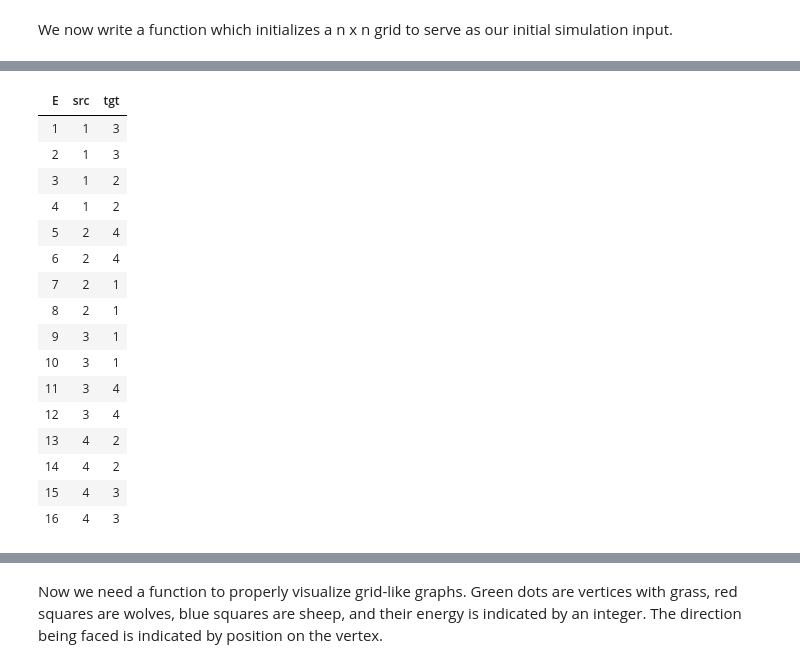
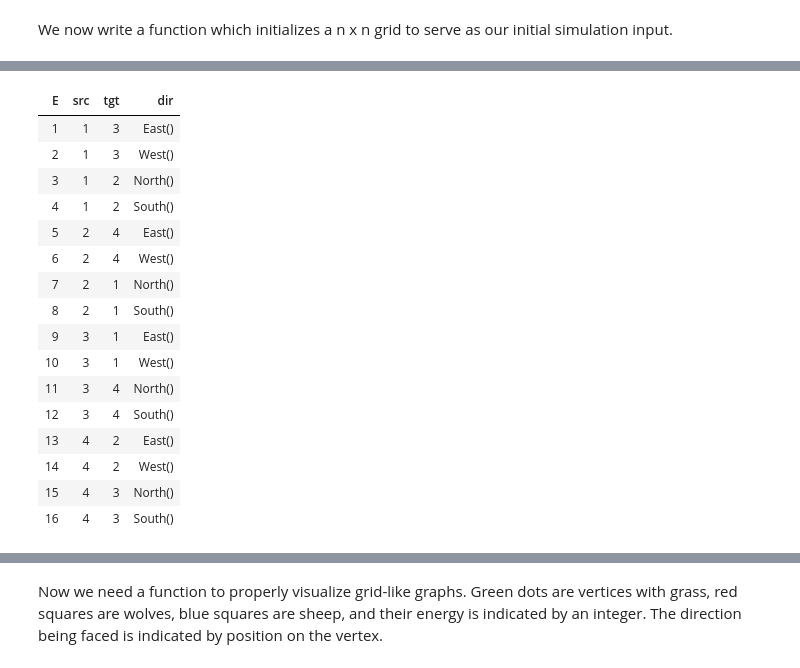
Before and after one commit to AlgebraicJulia/AlgebraicRewriting.jl, a Jupyter notebook: docs/src/lv.ipynb, the cells around one changed output, grey strips where cells are left out. Cells and saved outputs as stored; diff of their text form; code cells hidden in the pictures.

```diff
--- a/docs/src/lv.ipynb
+++ b/docs/src/lv.ipynb
@@ -66,57 +103,44 @@ Coords = Migrate(
 # %% [markdown]
 We now write a function which initializes a n x n grid to serve as our initial simulation input.
 # %%
-using Random
-Random.seed!(123);
-
-"""
-Create a nxn grid with periodic boundary conditions. Edges in each cardinal
-direction originate at every point
-
-
-(i,j+1) -> (i+1,j+1) -> ...
-  ↑          ↑
-(i,j)   -> (i+1,j)   -> ...
-
-"""
-function create_grid(n::Int, prob::Float64=0.5)
-  lv = LV_with_coordinates()
+function create_grid(n::Int)
+  lv = LV′()
   coords = Dict()
+  # Initialize grass 50% green, 50% uniformly between 0-30
   for i in 0:n-1
     for j in 0:n-1
-      coords[i=>j] = add_part!(lv, :V; grass=(rand() > prob), coord=(i,j))
+      coords[i=>j] = add_part!(lv, :V; grass_eng=max(0,rand(-30:30)), coord=(i,j))
     end
   end
   for i in 0:n-1
     for j in 0:n-1
-      add_part!(lv, :E; src=coords[i=>j], tgt=coords[mod(i+1,n)=>j])
-      add_part!(lv, :E; src=coords[i=>j], tgt=coords[mod(i-1,n)=>j])
-      add_part!(lv, :E; src=coords[i=>j], tgt=coords[i=>mod(j+1,n)])
-      add_part!(lv, :E; src=coords[i=>j], tgt=coords[i=>mod(j-1,n)])
+      add_part!(lv, :E; src=coords[i=>j], tgt=coords[mod(i+1,n)=>j], dir=East())
+      add_part!(lv, :E; src=coords[i=>j], tgt=coords[mod(i-1,n)=>j], dir=West())
+      add_part!(lv, :E; src=coords[i=>j], tgt=coords[i=>mod(j+1,n)], dir=North())
+      add_part!(lv, :E; src=coords[i=>j], tgt=coords[i=>mod(j-1,n)], dir=South())
     end
   end
   return lv
 end
 
-
 """
 `n` is the length of the grid.
-`n_eng` is the number of energy all animals start with.
-`sheep` and `wolves` are the fraction of spaces that are populated with that animal
+`sheep` and `wolves` are the fraction of spaces that are
+populated with that animal
 """
-function initialize(n::Int, n_eng::Int=5, sheep::Float64=0.5, wolves::Float64=0.5)
+function initialize(n::Int, sheep::Float64, wolves::Float64)::LV′
   grid = create_grid(n)
-  args = [(sheep, :Sheep, :s, :SEng, :se,),
-          (wolves, :Wolf, :w, :WEng, :we,)]
-  for (n_, name, loc, eng, e) in args
+  args = [(sheep, :Sheep, :sheep_loc, :sheep_eng, :sheep_dir),
+          (wolves, :Wolf, :wolf_loc, :wolf_eng, :wolf_dir)]
+  for (n_, name, loc, eng, d) in args
     for _ in 1:round(Int,n_*n^2)
-      dic = Dict([loc => rand(edges(grid)),])
-      p = add_part!(grid, name; dic...)
-      add_parts!(grid, eng, n_eng; Dict(e=>p)...)
+      dic = Dict([eng => 5, loc => rand(vertices(grid)),
+                  d => rand([North(),East(),South(),West()])])
+      add_part!(grid, name; dic...)
     end
   end
   return grid
 end
 
-initialize(2, 1) # 2x2 grid with 2 wolves and 2 sheep, all with 1 energy
+X = initialize(2, 0.5,0.5)
 # %% [output]
@@ -129,17 +153,17 @@ LV_with_coordinates with elements V = 1:4, E = 1:16, Wolf = 1:2, Sheep = 1:2, WE
-| E | src | tgt |
-| 1 | 1 | 3 |
-| 2 | 1 | 3 |
-| 3 | 1 | 2 |
-| 4 | 1 | 2 |
-| 5 | 2 | 4 |
-| 6 | 2 | 4 |
-| 7 | 2 | 1 |
-| 8 | 2 | 1 |
-| 9 | 3 | 1 |
-| 10 | 3 | 1 |
-| 11 | 3 | 4 |
-| 12 | 3 | 4 |
-| 13 | 4 | 2 |
-| 14 | 4 | 2 |
-| 15 | 4 | 3 |
-| 16 | 4 | 3 |
+| E | src | tgt | dir |
+| 1 | 1 | 3 | East() |
+| 2 | 1 | 3 | West() |
+| 3 | 1 | 2 | North() |
+| 4 | 1 | 2 | South() |
+| 5 | 2 | 4 | East() |
+| 6 | 2 | 4 | West() |
+| 7 | 2 | 1 | North() |
+| 8 | 2 | 1 | South() |
+| 9 | 3 | 1 | East() |
+| 10 | 3 | 1 | West() |
+| 11 | 3 | 4 | North() |
+| 12 | 3 | 4 | South() |
+| 13 | 4 | 2 | East() |
+| 14 | 4 | 2 | West() |
+| 15 | 4 | 3 | North() |
+| 16 | 4 | 3 | South() |
```
Also changed, not shown: parts of 60 cells of this notebook, 6 other files.
